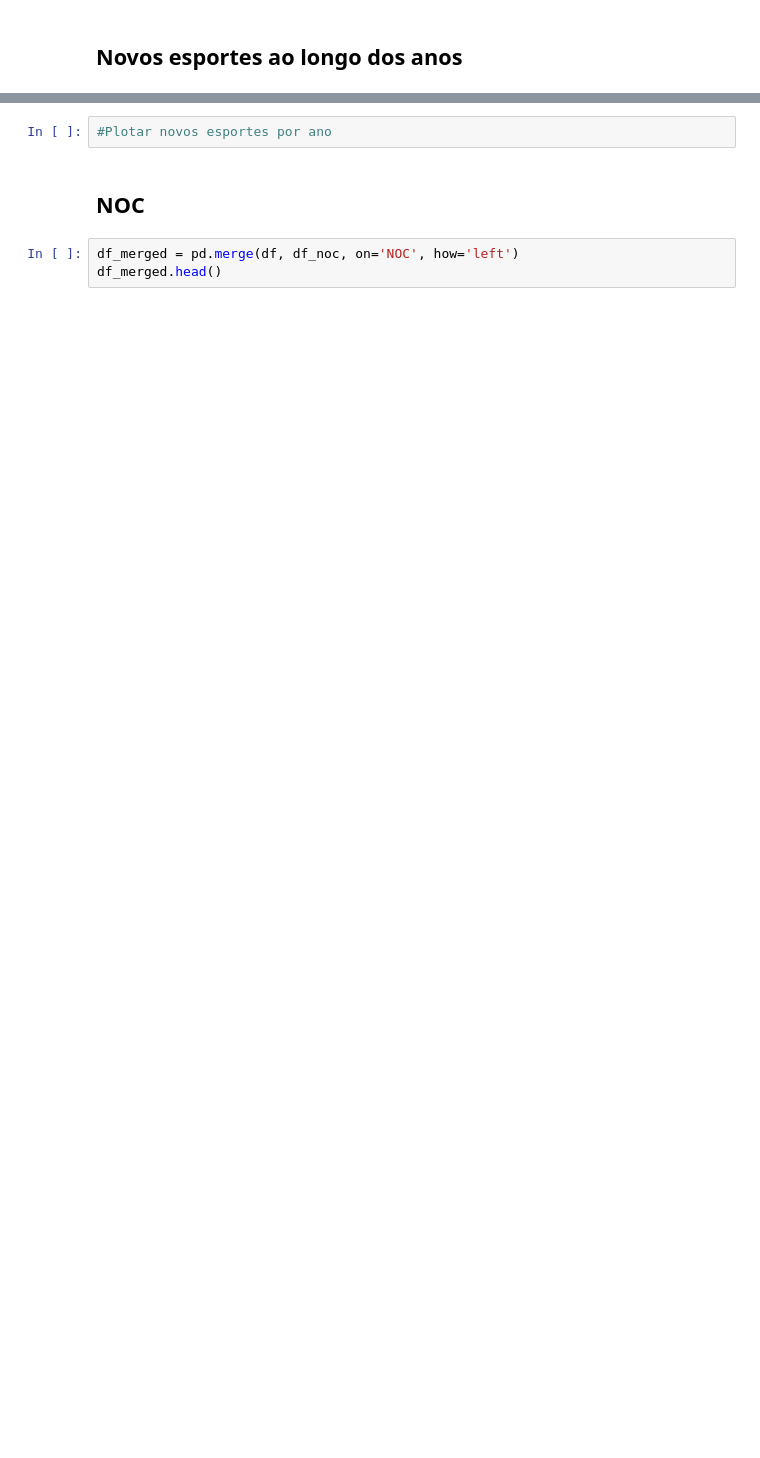
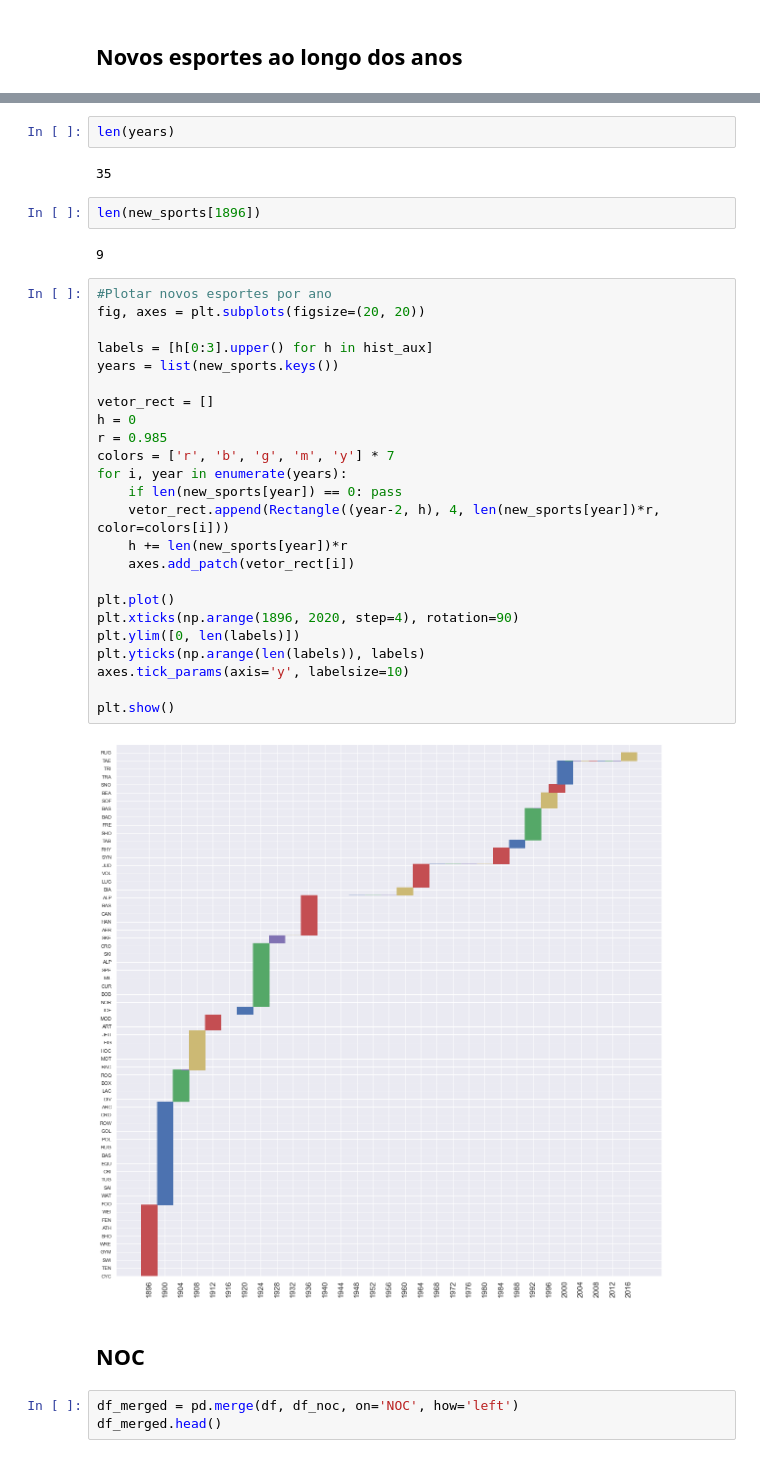
Before and after one commit to thalissonfelipe/mineracao, a Jupyter notebook: Relatorio.ipynb, the cells around one changed output, grey strips where cells are left out. Saved outputs shown, nothing was run; the diff lists cells and outputs as text; blank space fills up the shorter version.

Commit message:
adicionado gráfico de esportes adicionado ao longo dos anos

```diff
--- a/Relatorio.ipynb
+++ b/Relatorio.ipynb
@@ -363,8 +357,40 @@ new_sports
  2012: [],
  2014: [],
  2016: ['Rugby Sevens']}
-# %%
-#Plotar novos esportes por ano
+# %%
+len(years)
+# %% [output]
+35
+# %%
+len(new_sports[1896])
+# %% [output]
+9
+# %%
+#Plotar novos esportes por ano
+fig, axes = plt.subplots(figsize=(20, 20))
+
+labels = [h[0:3].upper() for h in hist_aux]
+years = list(new_sports.keys())
+
+vetor_rect = []
+h = 0
+r = 0.985
+colors = ['r', 'b', 'g', 'm', 'y'] * 7
+for i, year in enumerate(years):
+    if len(new_sports[year]) == 0: pass
+    vetor_rect.append(Rectangle((year-2, h), 4, len(new_sports[year])*r, color=colors[i]))
+    h += len(new_sports[year])*r
+    axes.add_patch(vetor_rect[i])
+
+plt.plot()
+plt.xticks(np.arange(1896, 2020, step=4), rotation=90)
+plt.ylim([0, len(labels)])
+plt.yticks(np.arange(len(labels)), labels)
+axes.tick_params(axis='y', labelsize=10)
+
+plt.show()
+# %% [output]
+[figure, added]
 # %% [markdown]
 ## NOC
 # %%
```
Also changed, not shown: parts of 10 cells of this notebook.
